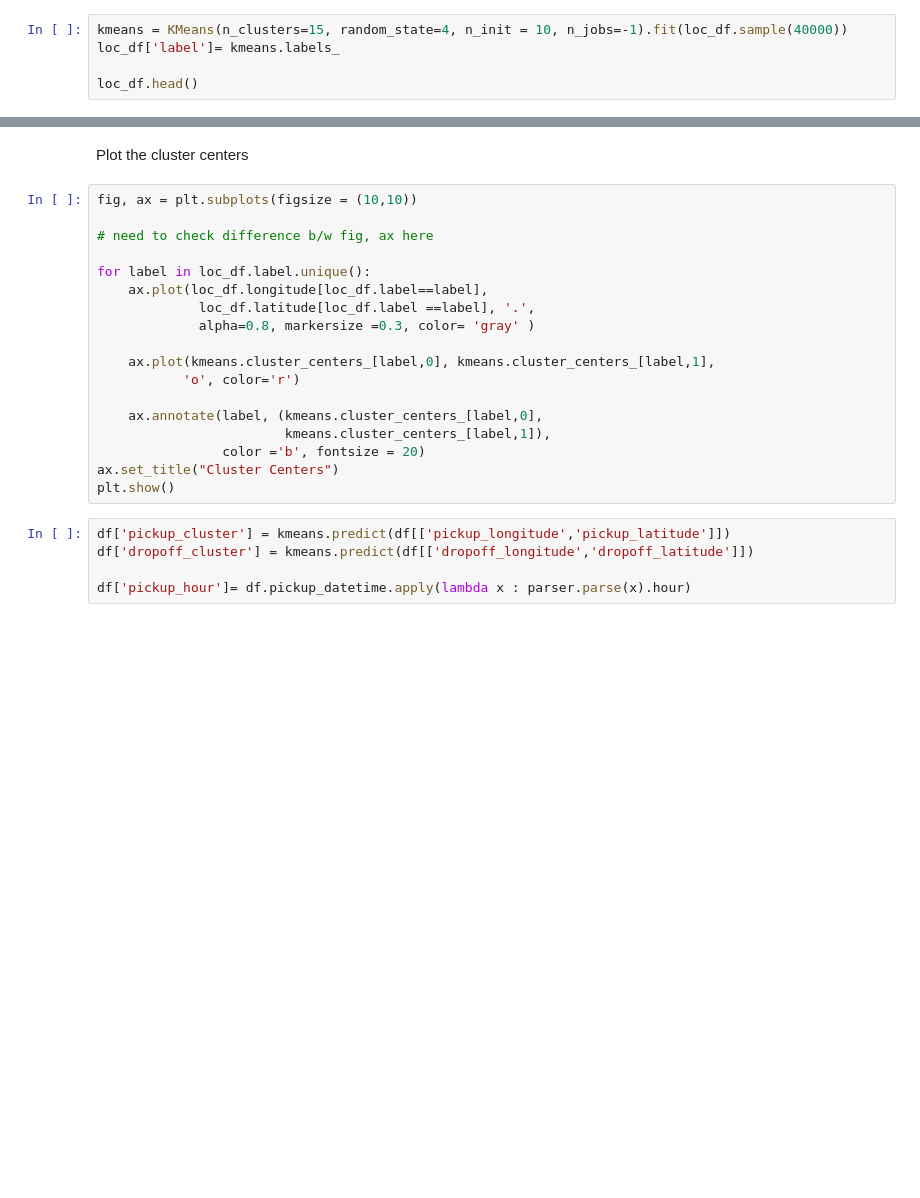
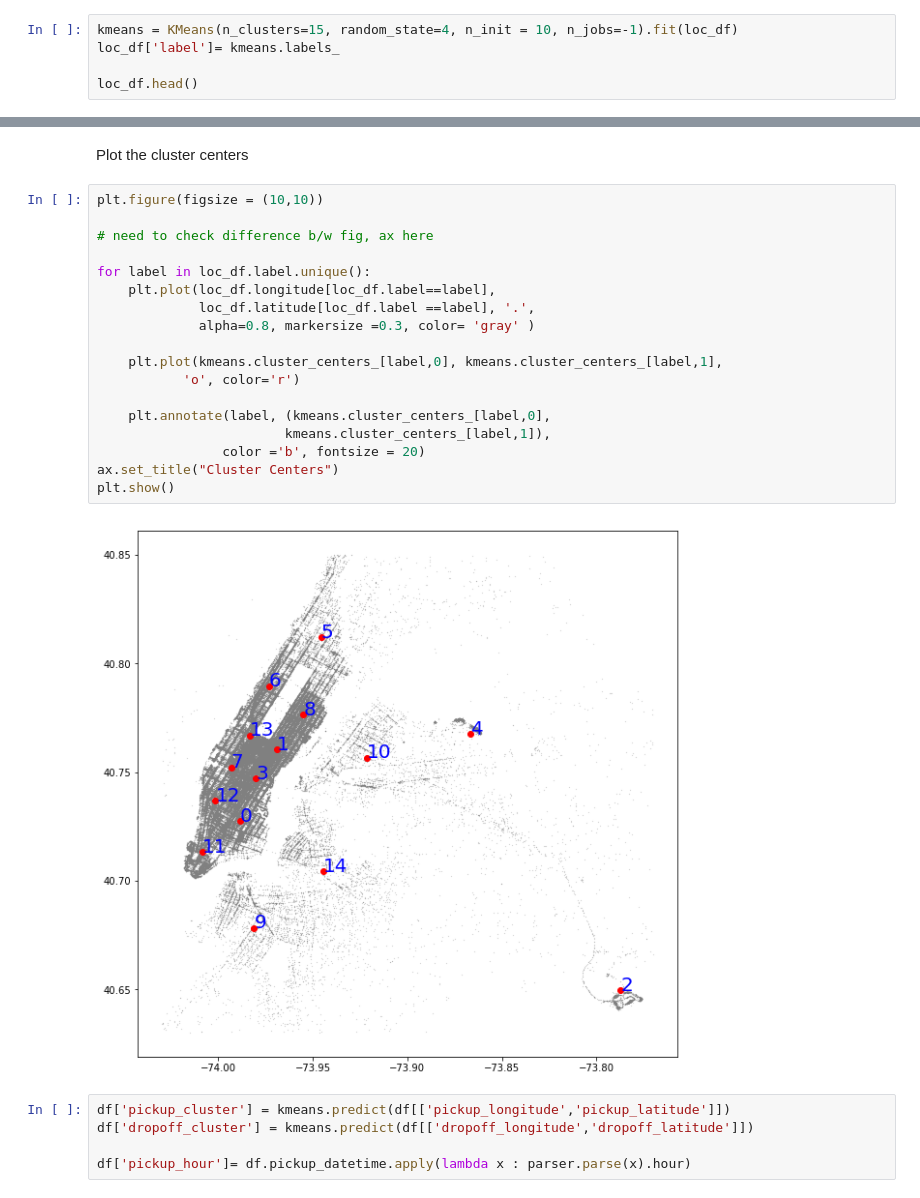
Before and after one commit to rajeshgupta88/NYCTaxiTripDuration, a Jupyter notebook: NYC-DataExploration.ipynb, the cells around one changed output, grey strips where cells are left out. Saved outputs shown, nothing was run; the diff lists cells and outputs as text; blank space fills up the shorter version.

```diff
--- a/NYC-DataExploration.ipynb
+++ b/NYC-DataExploration.ipynb
@@ -99,7 +99,7 @@ loc_df.head()
 
 Cluster the samples based on rides pick-up and drop-off points
 # %%
-kmeans = KMeans(n_clusters=15, random_state=4, n_init = 10, n_jobs=-1).fit(loc_df.sample(40000))
+kmeans = KMeans(n_clusters=15, random_state=4, n_init = 10, n_jobs=-1).fit(loc_df)
 loc_df['label']= kmeans.labels_
 
 loc_df.head()
@@ -120,23 +129,25 @@ plt.show()
 # %% [markdown]
 Plot the cluster centers
 # %%
-fig, ax = plt.subplots(figsize = (10,10))
+plt.figure(figsize = (10,10))
 
 # need to check difference b/w fig, ax here
 
 for label in loc_df.label.unique():
-    ax.plot(loc_df.longitude[loc_df.label==label],
+    plt.plot(loc_df.longitude[loc_df.label==label],
              loc_df.latitude[loc_df.label ==label], '.',
              alpha=0.8, markersize =0.3, color= 'gray' )
 
-    ax.plot(kmeans.cluster_centers_[label,0], kmeans.cluster_centers_[label,1],
+    plt.plot(kmeans.cluster_centers_[label,0], kmeans.cluster_centers_[label,1],
            'o', color='r')
 
-    ax.annotate(label, (kmeans.cluster_centers_[label,0],
+    plt.annotate(label, (kmeans.cluster_centers_[label,0],
                         kmeans.cluster_centers_[label,1]),
                 color ='b', fontsize = 20)
 ax.set_title("Cluster Centers")
 plt.show()
+# %% [output]
+[figure, added]
 # %%
 df['pickup_cluster'] = kmeans.predict(df[['pickup_longitude','pickup_latitude']])
 df['dropoff_cluster'] = kmeans.predict(df[['dropoff_longitude','dropoff_latitude']])
```
Also changed, not shown: parts of 5 cells of this notebook.
